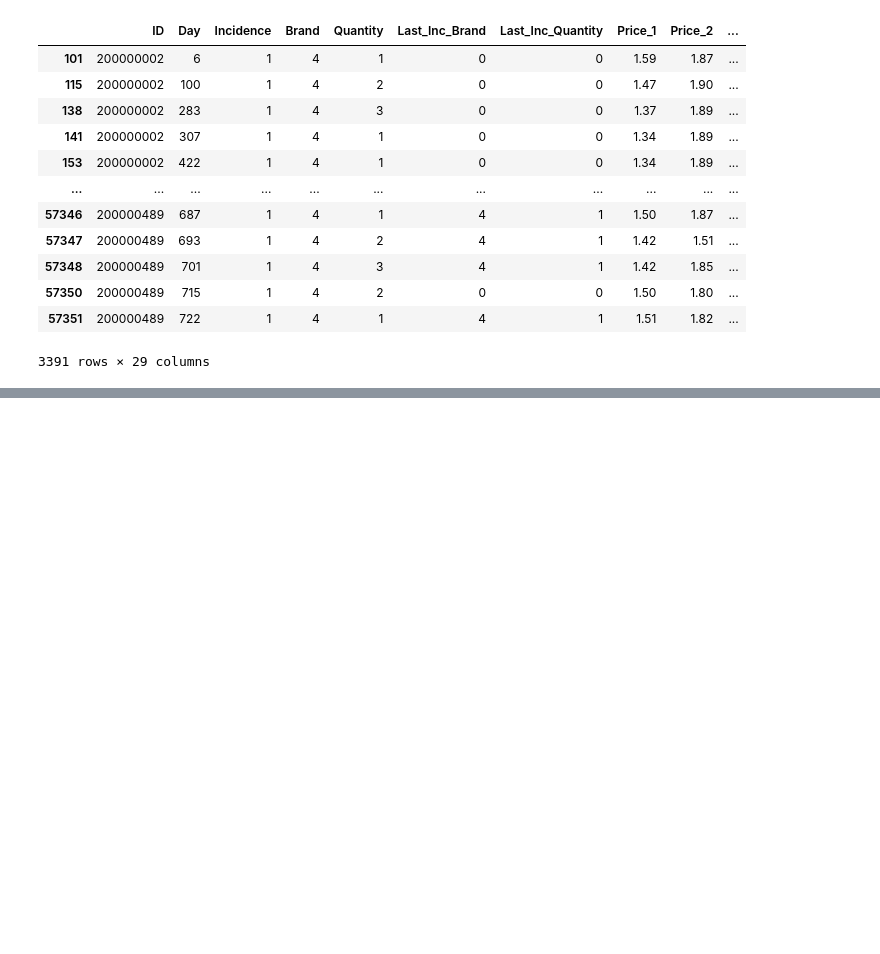
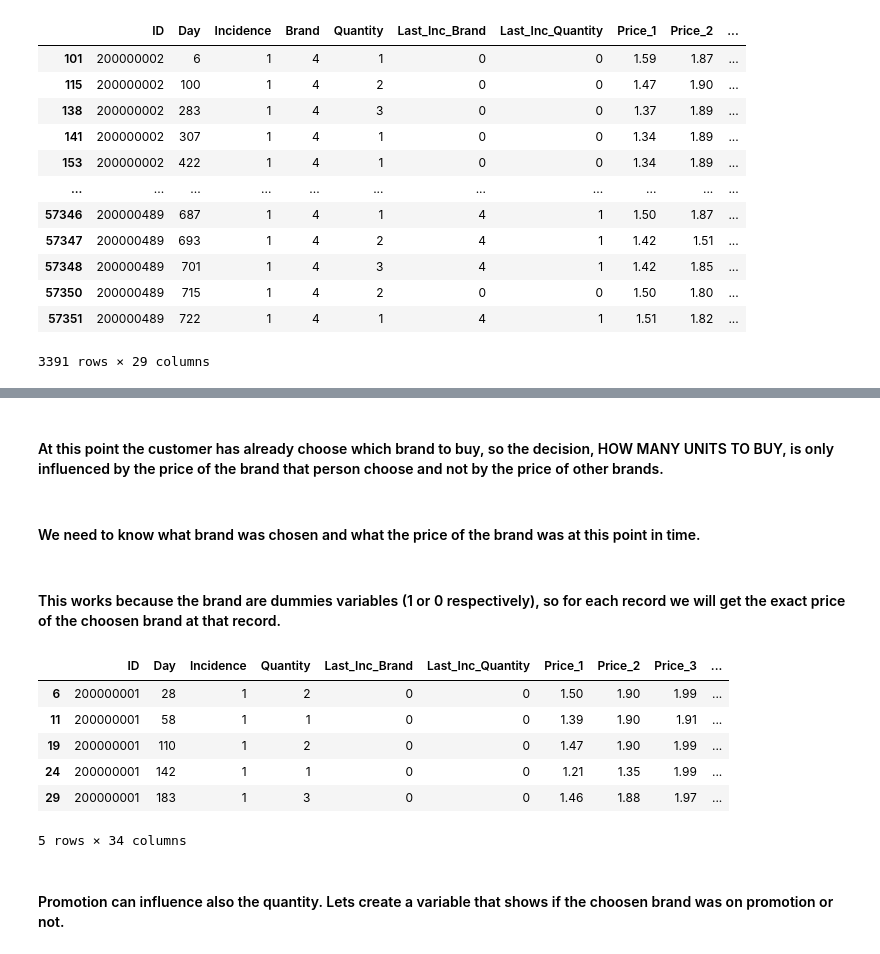
Before and after one commit to JuanD5/Machine-learning-projects, a Jupyter notebook: Clustering projects/Customer Analytics/365 Data Science/main_customer_analytics_365_datascience.ipynb, the cells around one changed output, grey strips where cells are left out. Drawn from its saved outputs; the diff is of its cells as text; code cells hidden in the pictures; blank space fills up the shorter version.

```diff
--- a/Clustering projects/Customer Analytics/main_customer_analytics_365_datascience.ipynb
+++ b/Clustering projects/Customer Analytics/365 Data Science/main_customer_analytics_365_datascience.ipynb
@@ -1765,0 +1787,24 @@ brand_choice_s3
+# %% [markdown]
+#### At this point the customer has already choose which brand to buy, so the decision, HOW MANY UNITS TO BUY, is only influenced by the price of the brand that person choose and not by the price of other brands.
+# %% [markdown]
+#### We need to know what brand was chosen and what the price of the brand was at this point in time.
+# %%
+df_purchase_quantity['Price_Incidence'] = (df_purchase_quantity['Brand_1'] * df_purchase_quantity['Price_1']+
+                                           df_purchase_quantity['Brand_2'] * df_purchase_quantity['Price_2']+
+                                           df_purchase_quantity['Brand_3'] * df_purchase_quantity['Price_3']+
+                                           df_purchase_quantity['Brand_4'] * df_purchase_quantity['Price_4']+
+                                           df_purchase_quantity['Brand_5'] * df_purchase_quantity['Price_5'])
+# %% [markdown]
+#### This works because the brand are dummies variables (1 or 0 respectively), so for each record we will get the exact price of the choosen brand at that record.
+# %%
+df_purchase_quantity.head()
+# %% [output]
+|  | ID | Day | Incidence | Quantity | Last_Inc_Brand | Last_Inc_Quantity | Price_1 | Price_2 | Price_3 | ... |
+| 6 | 200000001 | 28 | 1 | 2 | 0 | 0 | 1.50 | 1.90 | 1.99 | ... |
+| 11 | 200000001 | 58 | 1 | 1 | 0 | 0 | 1.39 | 1.90 | 1.91 | ... |
+| 19 | 200000001 | 110 | 1 | 2 | 0 | 0 | 1.47 | 1.90 | 1.99 | ... |
+| 24 | 200000001 | 142 | 1 | 1 | 0 | 0 | 1.21 | 1.35 | 1.99 | ... |
+| 29 | 200000001 | 183 | 1 | 3 | 0 | 0 | 1.46 | 1.88 | 1.97 | ... |
+5 rows × 34 columns
+# %% [markdown]
+#### Promotion can influence also the quantity. Lets create a variable that shows if the choosen brand was on promotion or not.
```
Also changed, not shown: parts of 48 cells of this notebook, 13 other files.
